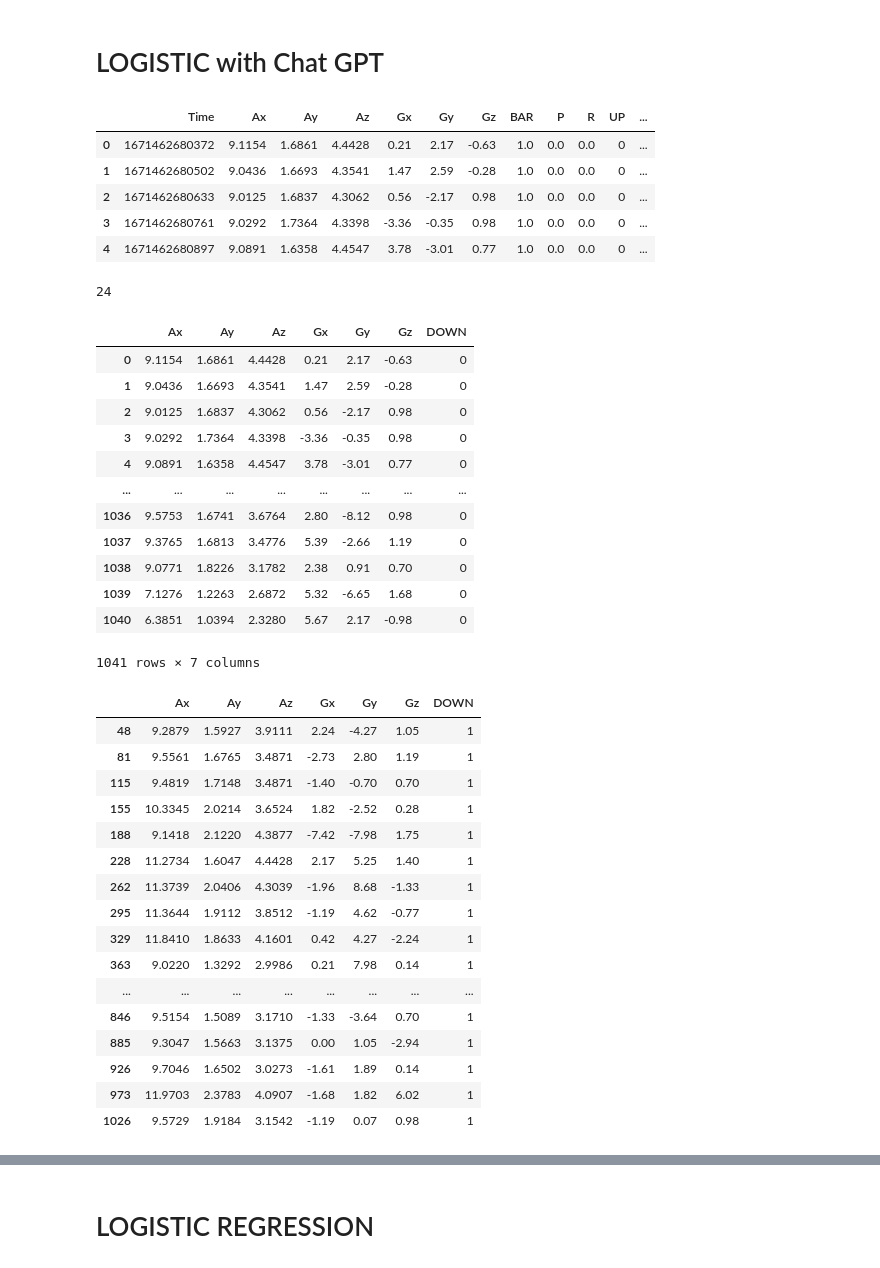
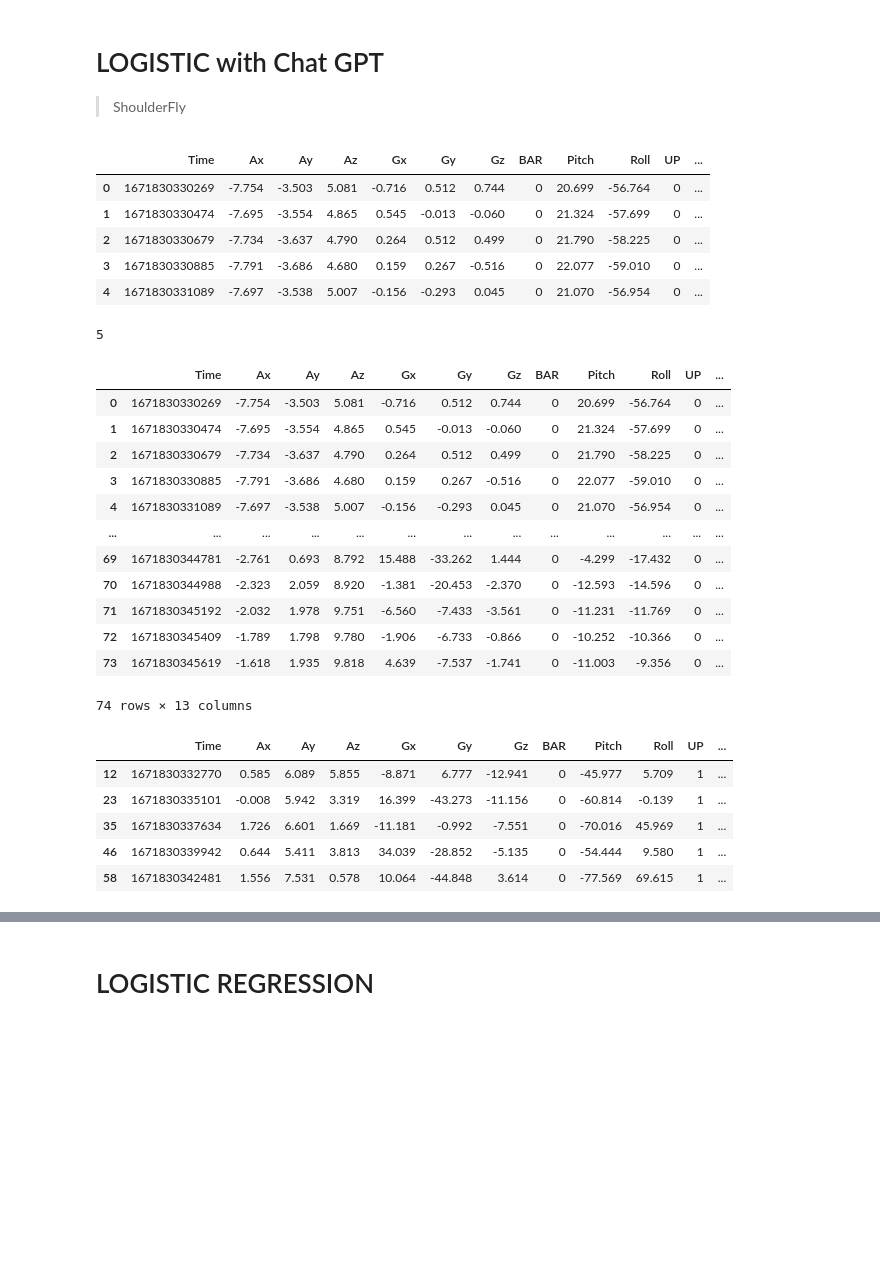
Before and after one commit to paoloartasensi/wow, a Jupyter notebook: LogisticWithChatGPT.ipynb, the cells around one changed output, grey strips where cells are left out. Cells and saved outputs as stored; diff of their text form; code cells hidden in the pictures; blank space fills up the shorter version.

```diff
--- a/LogisticWithChatGPT.ipynb
+++ b/LogisticWithChatGPT.ipynb
@@ -1,5 +1,6 @@
 # %% [markdown]
 # LOGISTIC with Chat GPT
+> ShoulderFly
 # %%
 # Import the necessary modules
 import pandas as pd
@@ -8,61 +9,50 @@ from sklearn.model_selection import train_test_split
 import numpy as np
 
 # Load the dataset into a pandas DataFrame
-df = pd.read_csv('/Users/paoloartasensi/Python_Scripts/artabax/Gdrive_csv/squat_20221219_0413PM.csv', header=0)
+df = pd.read_csv('/Users/paoloartasensi/Python_Scripts/artabax/Gdrive_csv/shoulderfly_20221223_1019PM.csv', header=0)
 
 df.head()
 # %% [output]
-|  | Time | Ax | Ay | Az | Gx | Gy | Gz | BAR | P | R | UP | ... |
-| 0 | 1671462680372 | 9.1154 | 1.6861 | 4.4428 | 0.21 | 2.17 | -0.63 | 1.0 | 0.0 | 0.0 | 0 | ... |
-| 1 | 1671462680502 | 9.0436 | 1.6693 | 4.3541 | 1.47 | 2.59 | -0.28 | 1.0 | 0.0 | 0.0 | 0 | ... |
-| 2 | 1671462680633 | 9.0125 | 1.6837 | 4.3062 | 0.56 | -2.17 | 0.98 | 1.0 | 0.0 | 0.0 | 0 | ... |
-| 3 | 1671462680761 | 9.0292 | 1.7364 | 4.3398 | -3.36 | -0.35 | 0.98 | 1.0 | 0.0 | 0.0 | 0 | ... |
-| 4 | 1671462680897 | 9.0891 | 1.6358 | 4.4547 | 3.78 | -3.01 | 0.77 | 1.0 | 0.0 | 0.0 | 0 | ... |
+|  | Time | Ax | Ay | Az | Gx | Gy | Gz | BAR | Pitch | Roll | UP | ... |
+| 0 | 1671830330269 | -7.754 | -3.503 | 5.081 | -0.716 | 0.512 | 0.744 | 0 | 20.699 | -56.764 | 0 | ... |
+| 1 | 1671830330474 | -7.695 | -3.554 | 4.865 | 0.545 | -0.013 | -0.060 | 0 | 21.324 | -57.699 | 0 | ... |
+| 2 | 1671830330679 | -7.734 | -3.637 | 4.790 | 0.264 | 0.512 | 0.499 | 0 | 21.790 | -58.225 | 0 | ... |
+| 3 | 1671830330885 | -7.791 | -3.686 | 4.680 | 0.159 | 0.267 | -0.516 | 0 | 22.077 | -59.010 | 0 | ... |
+| 4 | 1671830331089 | -7.697 | -3.538 | 5.007 | -0.156 | -0.293 | 0.045 | 0 | 21.070 | -56.954 | 0 | ... |
 # %%
 
-count = df['DOWN'].value_counts()[1]
+count = df['UP'].value_counts()[1]
 print(count)
 shift = 3
 
-df = df.drop(columns=['Time','P','R','prob','UP', 'BAR'])
+#df = df.drop(columns=['Time','P','R','prob','UP', 'BAR'])
 df
 # %% [output]
-24
+5
-|  | Ax | Ay | Az | Gx | Gy | Gz | DOWN |
-| 0 | 9.1154 | 1.6861 | 4.4428 | 0.21 | 2.17 | -0.63 | 0 |
-| 1 | 9.0436 | 1.6693 | 4.3541 | 1.47 | 2.59 | -0.28 | 0 |
-| 2 | 9.0125 | 1.6837 | 4.3062 | 0.56 | -2.17 | 0.98 | 0 |
-| 3 | 9.0292 | 1.7364 | 4.3398 | -3.36 | -0.35 | 0.98 | 0 |
-| 4 | 9.0891 | 1.6358 | 4.4547 | 3.78 | -3.01 | 0.77 | 0 |
-| ... | ... | ... | ... | ... | ... | ... | ... |
-| 1036 | 9.5753 | 1.6741 | 3.6764 | 2.80 | -8.12 | 0.98 | 0 |
-| 1037 | 9.3765 | 1.6813 | 3.4776 | 5.39 | -2.66 | 1.19 | 0 |
-| 1038 | 9.0771 | 1.8226 | 3.1782 | 2.38 | 0.91 | 0.70 | 0 |
-| 1039 | 7.1276 | 1.2263 | 2.6872 | 5.32 | -6.65 | 1.68 | 0 |
-| 1040 | 6.3851 | 1.0394 | 2.3280 | 5.67 | 2.17 | -0.98 | 0 |
+|  | Time | Ax | Ay | Az | Gx | Gy | Gz | BAR | Pitch | Roll | UP | ... |
+| 0 | 1671830330269 | -7.754 | -3.503 | 5.081 | -0.716 | 0.512 | 0.744 | 0 | 20.699 | -56.764 | 0 | ... |
+| 1 | 1671830330474 | -7.695 | -3.554 | 4.865 | 0.545 | -0.013 | -0.060 | 0 | 21.324 | -57.699 | 0 | ... |
+| 2 | 1671830330679 | -7.734 | -3.637 | 4.790 | 0.264 | 0.512 | 0.499 | 0 | 21.790 | -58.225 | 0 | ... |
+| 3 | 1671830330885 | -7.791 | -3.686 | 4.680 | 0.159 | 0.267 | -0.516 | 0 | 22.077 | -59.010 | 0 | ... |
+| 4 | 1671830331089 | -7.697 | -3.538 | 5.007 | -0.156 | -0.293 | 0.045 | 0 | 21.070 | -56.954 | 0 | ... |
+| ... | ... | ... | ... | ... | ... | ... | ... | ... | ... | ... | ... | ... |
+| 69 | 1671830344781 | -2.761 | 0.693 | 8.792 | 15.488 | -33.262 | 1.444 | 0 | -4.299 | -17.432 | 0 | ... |
+| 70 | 1671830344988 | -2.323 | 2.059 | 8.920 | -1.381 | -20.453 | -2.370 | 0 | -12.593 | -14.596 | 0 | ... |
+| 71 | 1671830345192 | -2.032 | 1.978 | 9.751 | -6.560 | -7.433 | -3.561 | 0 | -11.231 | -11.769 | 0 | ... |
+| 72 | 1671830345409 | -1.789 | 1.798 | 9.780 | -1.906 | -6.733 | -0.866 | 0 | -10.252 | -10.366 | 0 | ... |
+| 73 | 1671830345619 | -1.618 | 1.935 | 9.818 | 4.639 | -7.537 | -1.741 | 0 | -11.003 | -9.356 | 0 | ... |
-1041 rows × 7 columns
+74 rows × 13 columns
 # %%
 
-df_temp = df.loc[df['DOWN'] == 1]
+df_temp = df.loc[df['UP'] == 1]
 pos = np.array(df_temp.index)
 
-df_temp.head(24)
+df_temp.head(25)
 # %% [output]
-|  | Ax | Ay | Az | Gx | Gy | Gz | DOWN |
-| 48 | 9.2879 | 1.5927 | 3.9111 | 2.24 | -4.27 | 1.05 | 1 |
-| 81 | 9.5561 | 1.6765 | 3.4871 | -2.73 | 2.80 | 1.19 | 1 |
-| 115 | 9.4819 | 1.7148 | 3.4871 | -1.40 | -0.70 | 0.70 | 1 |
-| 155 | 10.3345 | 2.0214 | 3.6524 | 1.82 | -2.52 | 0.28 | 1 |
-| 188 | 9.1418 | 2.1220 | 4.3877 | -7.42 | -7.98 | 1.75 | 1 |
-| 228 | 11.2734 | 1.6047 | 4.4428 | 2.17 | 5.25 | 1.40 | 1 |
-| 262 | 11.3739 | 2.0406 | 4.3039 | -1.96 | 8.68 | -1.33 | 1 |
-| 295 | 11.3644 | 1.9112 | 3.8512 | -1.19 | 4.62 | -0.77 | 1 |
-| 329 | 11.8410 | 1.8633 | 4.1601 | 0.42 | 4.27 | -2.24 | 1 |
-| 363 | 9.0220 | 1.3292 | 2.9986 | 0.21 | 7.98 | 0.14 | 1 |
-| ... | ... | ... | ... | ... | ... | ... | ... |
-| 846 | 9.5154 | 1.5089 | 3.1710 | -1.33 | -3.64 | 0.70 | 1 |
-| 885 | 9.3047 | 1.5663 | 3.1375 | 0.00 | 1.05 | -2.94 | 1 |
-| 926 | 9.7046 | 1.6502 | 3.0273 | -1.61 | 1.89 | 0.14 | 1 |
-| 973 | 11.9703 | 2.3783 | 4.0907 | -1.68 | 1.82 | 6.02 | 1 |
-| 1026 | 9.5729 | 1.9184 | 3.1542 | -1.19 | 0.07 | 0.98 | 1 |
+|  | Time | Ax | Ay | Az | Gx | Gy | Gz | BAR | Pitch | Roll | UP | ... |
+| 12 | 1671830332770 | 0.585 | 6.089 | 5.855 | -8.871 | 6.777 | -12.941 | 0 | -45.977 | 5.709 | 1 | ... |
+| 23 | 1671830335101 | -0.008 | 5.942 | 3.319 | 16.399 | -43.273 | -11.156 | 0 | -60.814 | -0.139 | 1 | ... |
+| 35 | 1671830337634 | 1.726 | 6.601 | 1.669 | -11.181 | -0.992 | -7.551 | 0 | -70.016 | 45.969 | 1 | ... |
+| 46 | 1671830339942 | 0.644 | 5.411 | 3.813 | 34.039 | -28.852 | -5.135 | 0 | -54.444 | 9.580 | 1 | ... |
+| 58 | 1671830342481 | 1.556 | 7.531 | 0.578 | 10.064 | -44.848 | 3.614 | 0 | -77.569 | 69.615 | 1 | ... |
 # %%
```
Also changed, not shown: parts of 12 cells of this notebook, 46 other files.
